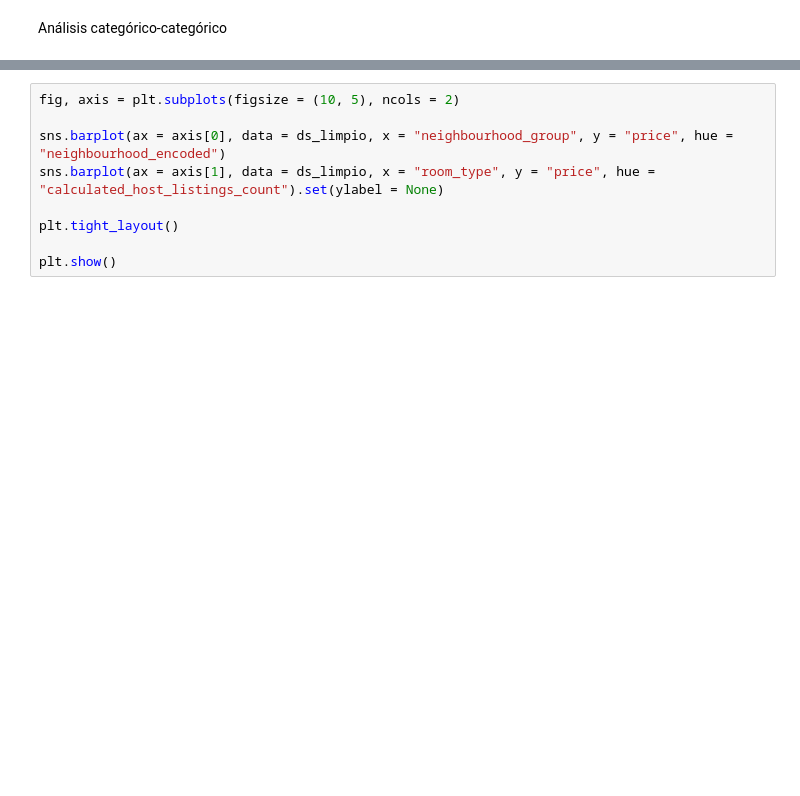
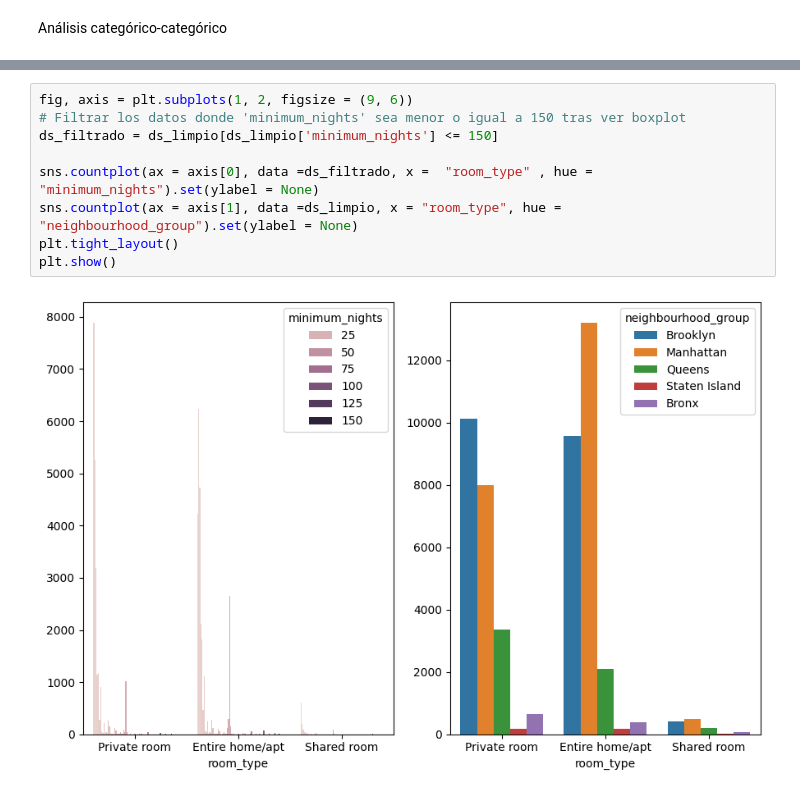
Before and after one commit to 4GeeksAcademy/Finarosalina_proyecto_EDA, a Jupyter notebook: src/explore.ipynb, the cells around one changed output, grey strips where cells are left out. Drawn from its saved outputs; the diff is of its cells as text; blank space fills up the shorter version.

```diff
--- a/src/explore.ipynb
+++ b/src/explore.ipynb
@@ -300,12 +321,14 @@ KeyboardInterrupt:
 # %%
-fig, axis = plt.subplots(figsize = (10, 5), ncols = 2)
+fig, axis = plt.subplots(1, 2, figsize = (9, 6))
+# Filtrar los datos donde 'minimum_nights' sea menor o igual a 150 tras ver boxplot
+ds_filtrado = ds_limpio[ds_limpio['minimum_nights'] <= 150]
 
-sns.barplot(ax = axis[0], data = ds_limpio, x = "neighbourhood_group", y = "price", hue = "neighbourhood_encoded")
-sns.barplot(ax = axis[1], data = ds_limpio, x = "room_type", y = "price", hue = "calculated_host_listings_count").set(ylabel = None)
-
+sns.countplot(ax = axis[0], data =ds_filtrado, x =  "room_type" , hue = "minimum_nights").set(ylabel = None)
+sns.countplot(ax = axis[1], data =ds_limpio, x = "room_type", hue = "neighbourhood_group").set(ylabel = None)
 plt.tight_layout()
-
 plt.show()
+# %% [output]
+[figure, added]
 # %%
 # Contar los valores NaN por columna
 nan_count = ds_limpio.isna().sum()
```
Also changed, not shown: parts of 8 cells of this notebook.
